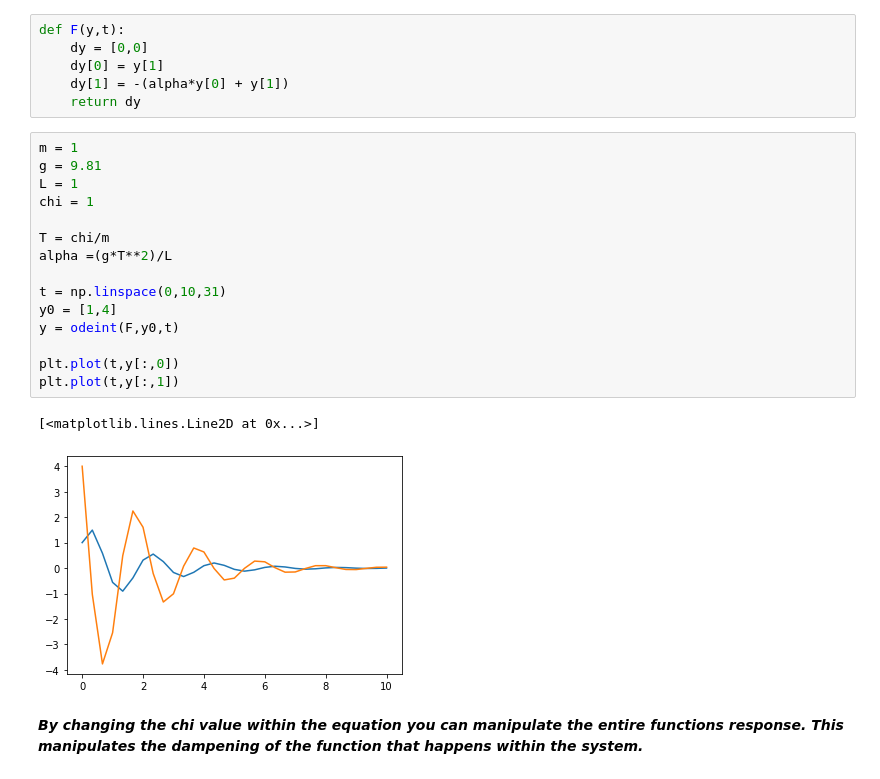
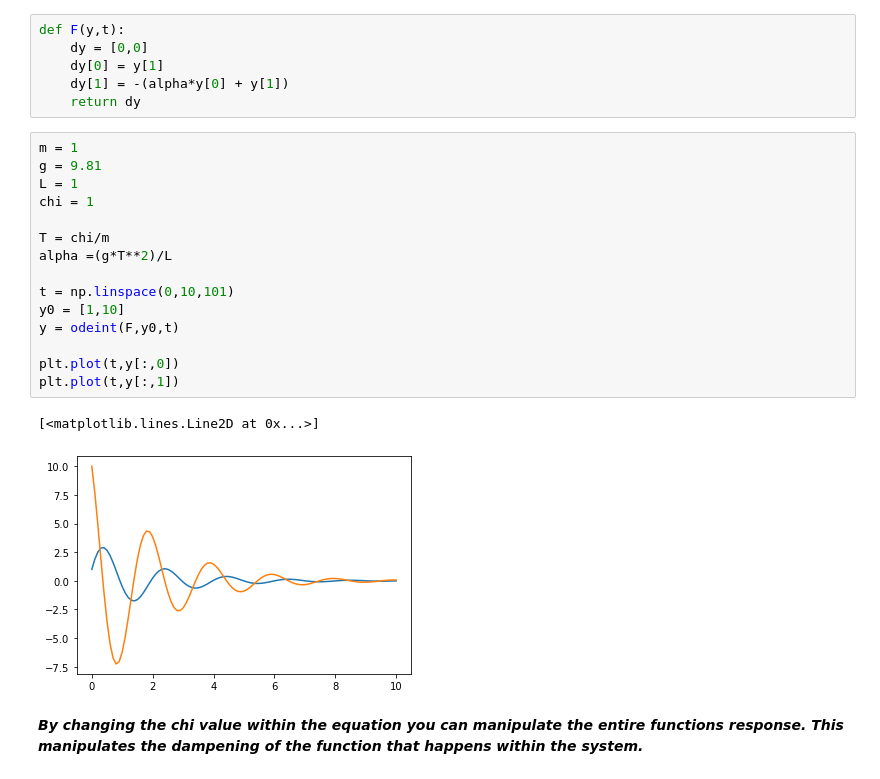
Before and after one commit to HWolf08/biophysics, a Jupyter notebook: week-08/problem-11.8.ipynb, the cells around one changed output. Drawn from its saved outputs; the diff is of its cells as text.

```diff
--- a/week-08/problem-11.8.ipynb
+++ b/week-08/problem-11.8.ipynb
@@ -40,21 +40,21 @@ def F(y,t):
 # %%
 m = 1
 g = 9.81
 L = 1
 chi = 1
 
 T = chi/m
 alpha =(g*T**2)/L
 
-t = np.linspace(0,10,31)
-y0 = [1,4]
+t = np.linspace(0,10,101)
+y0 = [1,10]
 y = odeint(F,y0,t)
 
 plt.plot(t,y[:,0])
 plt.plot(t,y[:,1])
 # %% [output]
 [<matplotlib.lines.Line2D at 0x...>]
-[figure, old version]
+[figure, new version]
 # %% [markdown]
 ***By changing the chi value within the equation you can manipulate the entire functions response. This manipulates the dampening of the function that happens within the system.***
 # %% [markdown]
```
Also changed, not shown: parts of 1 cell of this notebook.
